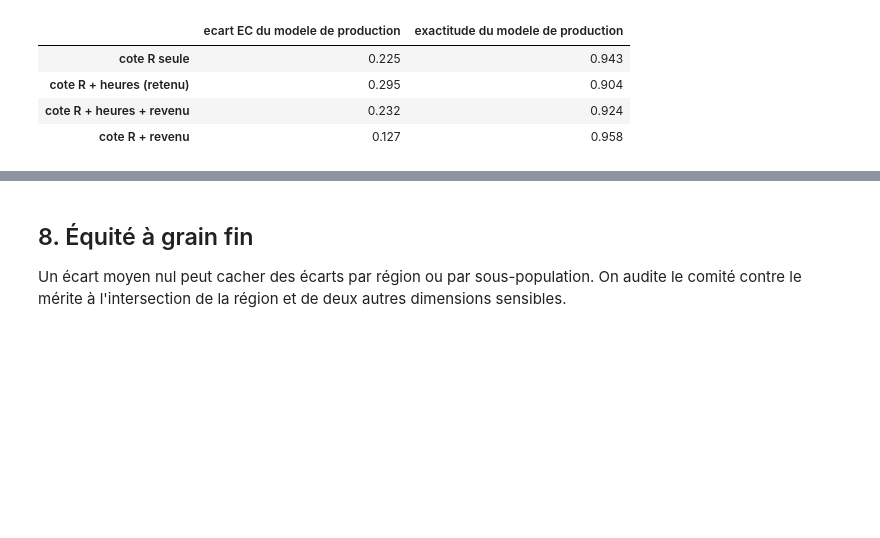
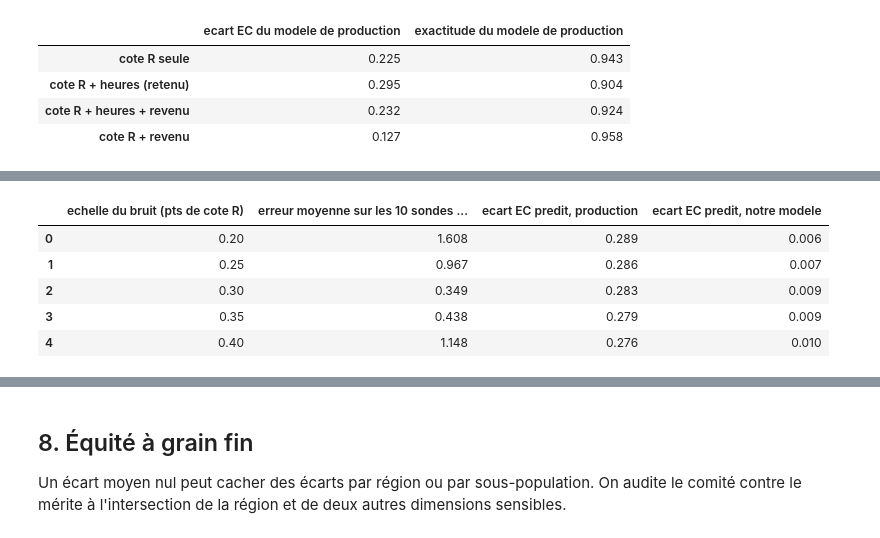
Before and after one commit to NeedInternship-exe/EquiAlgo, a Jupyter notebook: audit_rapport.ipynb, the cells around one changed output, grey strips where cells are left out. Saved outputs shown, nothing was run; the diff lists cells and outputs as text; code cells hidden in the pictures; blank space fills up the shorter version.

```diff
--- a/audit_rapport.ipynb
+++ b/audit_rapport.ipynb
@@ -445,0 +468,27 @@ display(verif.round(3))
+# %%
+P = {r.sonde: pd.read_csv(f'sondes/{r.fichier}')['decision_octroi'].to_numpy() for r in sondes.itertuples()}
+score_b = modele.score_merite(candidats) / modele.coefficients['cote_r_equivalent']   # en points de cote R
+rng = np.random.default_rng(0)
+tirages = [rng.logistic(0, 1, len(candidats)) for _ in range(100)]
+
+def predire(echelle):
+    refs = [selection_budget(score_b + echelle * z) for z in tirages]
+    exact = {k: np.mean([(p == r).mean() for r in refs]) for k, p in P.items()}
+    ec_prod = np.mean([ecart_egalite_chances(base_cand, r, gc) for r in refs])
+    ec_nous = np.mean([ecart_egalite_chances(P['B'], r, gc) for r in refs])
+    return exact, ec_prod, ec_nous
+
+ajustement = []
+for echelle in [0.2, 0.25, 0.3, 0.35, 0.4]:
+    exact, ec_prod, ec_nous = predire(echelle)
+    erreur = np.mean([abs(exact[k] - o) for k, o in zip(sondes['sonde'], sondes['exactitude'])])
+    ajustement.append({'echelle du bruit (pts de cote R)': echelle, 'erreur moyenne sur les 10 sondes (pts)': 100 * erreur,
+                       'ecart EC predit, production': ec_prod, 'ecart EC predit, notre modele': ec_nous})
+display(pd.DataFrame(ajustement).round(3))
+# %% [output]
+|  | echelle du bruit (pts de cote R) | erreur moyenne sur les 10 sondes ... | ecart EC predit, production | ecart EC predit, notre modele |
+| 0 | 0.20 | 1.608 | 0.289 | 0.006 |
+| 1 | 0.25 | 0.967 | 0.286 | 0.007 |
+| 2 | 0.30 | 0.349 | 0.283 | 0.009 |
+| 3 | 0.35 | 0.438 | 0.279 | 0.009 |
+| 4 | 0.40 | 1.148 | 0.276 | 0.010 |
```
Also changed, not shown: parts of 6 cells of this notebook, 11 other files.
